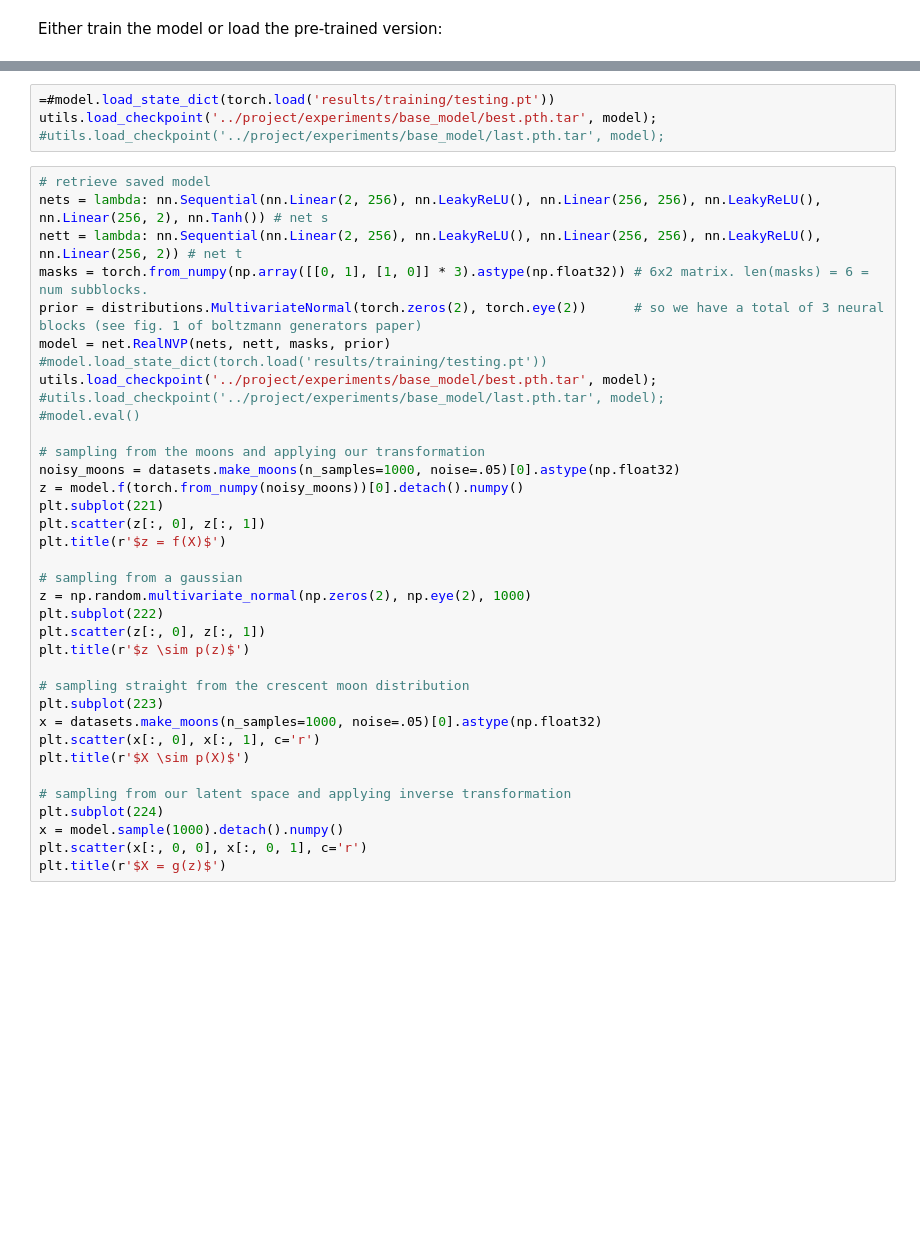
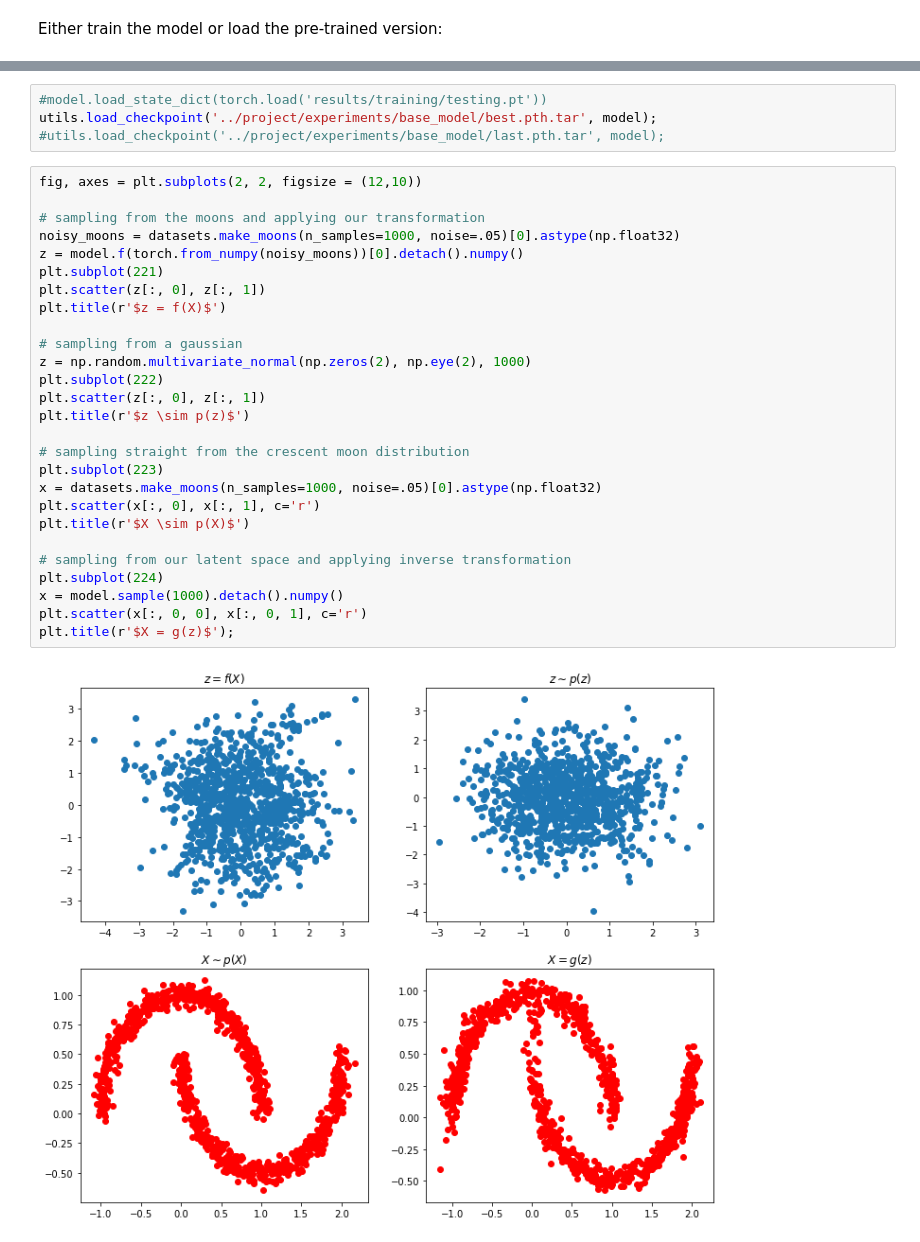
Before and after one commit to jbinagia/CS-230-Final-Project, a Jupyter notebook: notebooks/crescent_moon_test.ipynb, the cells around one changed output, grey strips where cells are left out. Drawn from its saved outputs; the diff is of its cells as text; blank space fills up the shorter version.

```diff
--- a/notebooks/crescent_moon_test.ipynb
+++ b/notebooks/crescent_moon_test.ipynb
@@ -45,40 +74,33 @@ TypeError: join() argument must be str or bytes, not 'RealNVP'
 # %%
-=#model.load_state_dict(torch.load('results/training/testing.pt'))
+#model.load_state_dict(torch.load('results/training/testing.pt'))
 utils.load_checkpoint('../project/experiments/base_model/best.pth.tar', model);
 #utils.load_checkpoint('../project/experiments/base_model/last.pth.tar', model);
 # %%
-# retrieve saved model
-nets = lambda: nn.Sequential(nn.Linear(2, 256), nn.LeakyReLU(), nn.Linear(256, 256), nn.LeakyReLU(), nn.Linear(256, 2), nn.Tanh()) # net s
-nett = lambda: nn.Sequential(nn.Linear(2, 256), nn.LeakyReLU(), nn.Linear(256, 256), nn.LeakyReLU(), nn.Linear(256, 2)) # net t
-masks = torch.from_numpy(np.array([[0, 1], [1, 0]] * 3).astype(np.float32)) # 6x2 matrix. len(masks) = 6 = num subblocks.
-prior = distributions.MultivariateNormal(torch.zeros(2), torch.eye(2))      # so we have a total of 3 neural blocks (see fig. 1 of boltzmann generators paper)
-model = net.RealNVP(nets, nett, masks, prior)
-#model.load_state_dict(torch.load('results/training/testing.pt'))
-utils.load_checkpoint('../project/experiments/base_model/best.pth.tar', model);
-#utils.load_checkpoint('../project/experiments/base_model/last.pth.tar', model);
-#model.eval()
+fig, axes = plt.subplots(2, 2, figsize = (12,10))
 
 # sampling from the moons and applying our transformation
 noisy_moons = datasets.make_moons(n_samples=1000, noise=.05)[0].astype(np.float32)
 z = model.f(torch.from_numpy(noisy_moons))[0].detach().numpy()
 plt.subplot(221)
 plt.scatter(z[:, 0], z[:, 1])
 plt.title(r'$z = f(X)$')
 
 # sampling from a gaussian
 z = np.random.multivariate_normal(np.zeros(2), np.eye(2), 1000)
 plt.subplot(222)
 plt.scatter(z[:, 0], z[:, 1])
 plt.title(r'$z \sim p(z)$')
 
 # sampling straight from the crescent moon distribution
 plt.subplot(223)
 x = datasets.make_moons(n_samples=1000, noise=.05)[0].astype(np.float32)
 plt.scatter(x[:, 0], x[:, 1], c='r')
 plt.title(r'$X \sim p(X)$')
 
 # sampling from our latent space and applying inverse transformation
 plt.subplot(224)
 x = model.sample(1000).detach().numpy()
 plt.scatter(x[:, 0, 0], x[:, 0, 1], c='r')
-plt.title(r'$X = g(z)$')
+plt.title(r'$X = g(z)$');
+# %% [output]
+[figure, added]
```
Also changed, not shown: parts of 1 cell of this notebook, 7 other files.
